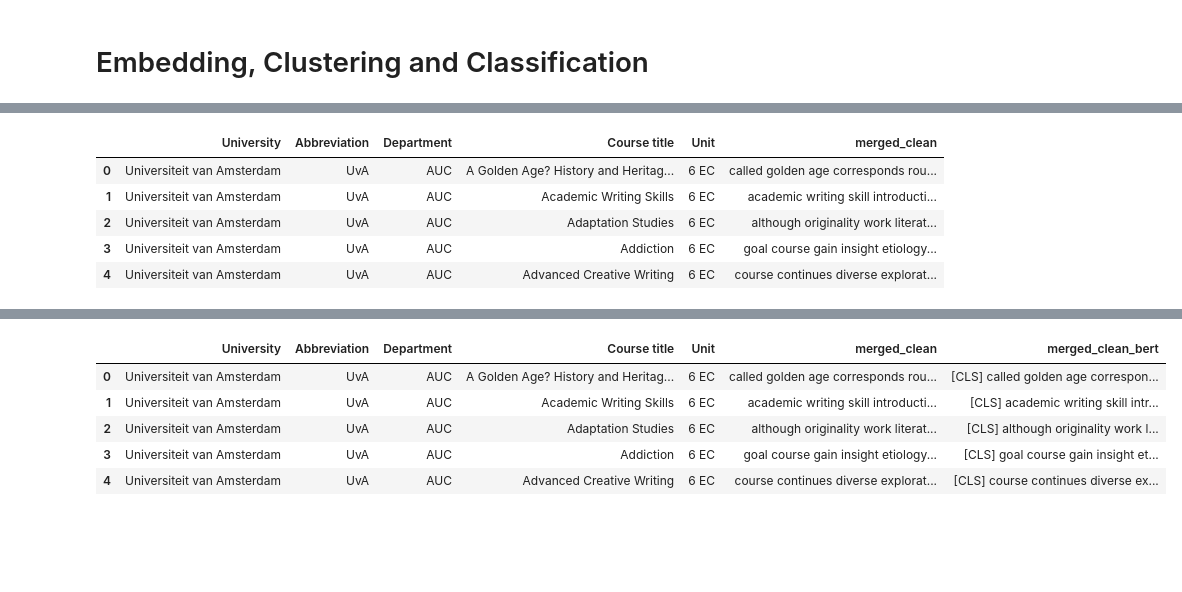
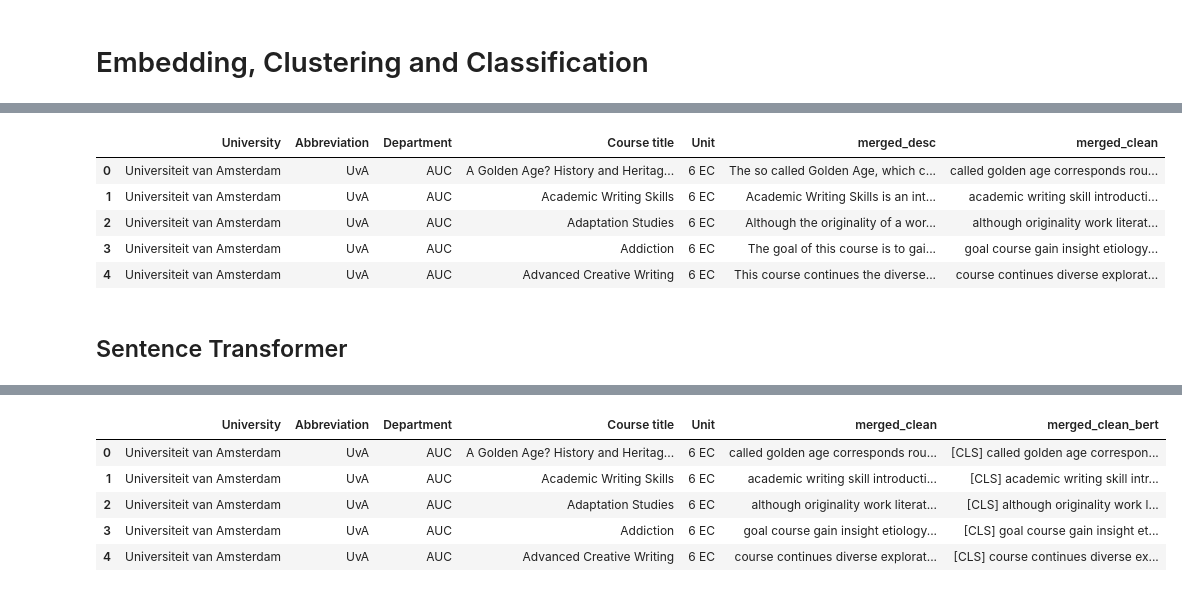
Before and after one commit to Af4rinz/dm-uva-courses, a Jupyter notebook: phase2.ipynb, the cells around one changed output, grey strips where cells are left out. Drawn from its saved outputs; the diff is of its cells as text; code cells hidden in the pictures; blank space fills up the shorter version.

```diff
--- a/phase2.ipynb
+++ b/phase2.ipynb
@@ -40,8 +46,8 @@ BertModel(
 )
 # %%
 #Loading the data including merged and cleaned data
-uva = pd.read_csv("data/uva_keywords_2022-06-04-16-57-48_266864.csv")
-uva.head()
+uva_raw = pd.read_csv("data/uva_keywords_2022-06-04-16-57-48_266864.csv")
+uva_raw.head()
 # %% [output]
 |  | University | Abbreviation | Department | Course title | Unit | Professor | Objective | Prerequisite | ... |
 | 0 | Universiteit van Amsterdam | UvA | AUC | A Golden Age? History and Heritag... | 6 EC | NaN | The students will learn about his... | NaN | ... |
@@ -53,13 +59,15 @@ uva.head()
 # %%
 #Discarding unnecessary columns
 #necessary columns are:
 # University, Abbreviation, Department, Course title, Unit, merged_clean
-uva = uva[['University', 'Abbreviation', 'Department', 'Course title', 'Unit', 'merged_clean']]
+uva = uva_raw[['University', 'Abbreviation', 'Department', 'Course title', 'Unit', 'merged_desc', 'merged_clean']]
 uva.head()
 # %% [output]
-|  | University | Abbreviation | Department | Course title | Unit | merged_clean |
-| 0 | Universiteit van Amsterdam | UvA | AUC | A Golden Age? History and Heritag... | 6 EC | called golden age corresponds rou... |
-| 1 | Universiteit van Amsterdam | UvA | AUC | Academic Writing Skills | 6 EC | academic writing skill introducti... |
-| 2 | Universiteit van Amsterdam | UvA | AUC | Adaptation Studies | 6 EC | although originality work literat... |
-| 3 | Universiteit van Amsterdam | UvA | AUC | Addiction | 6 EC | goal course gain insight etiology... |
-| 4 | Universiteit van Amsterdam | UvA | AUC | Advanced Creative Writing | 6 EC | course continues diverse explorat... |
+|  | University | Abbreviation | Department | Course title | Unit | merged_desc | merged_clean |
+| 0 | Universiteit van Amsterdam | UvA | AUC | A Golden Age? History and Heritag... | 6 EC | The so called Golden Age, which c... | called golden age corresponds rou... |
+| 1 | Universiteit van Amsterdam | UvA | AUC | Academic Writing Skills | 6 EC | Academic Writing Skills is an int... | academic writing skill introducti... |
+| 2 | Universiteit van Amsterdam | UvA | AUC | Adaptation Studies | 6 EC | Although the originality of a wor... | although originality work literat... |
+| 3 | Universiteit van Amsterdam | UvA | AUC | Addiction | 6 EC | The goal of this course is to gai... | goal course gain insight etiology... |
+| 4 | Universiteit van Amsterdam | UvA | AUC | Advanced Creative Writing | 6 EC | This course continues the diverse... | course continues diverse explorat... |
+# %% [markdown]
+## Sentence Transformer
```
Also changed, not shown: parts of 53 cells of this notebook, 2 other files.
